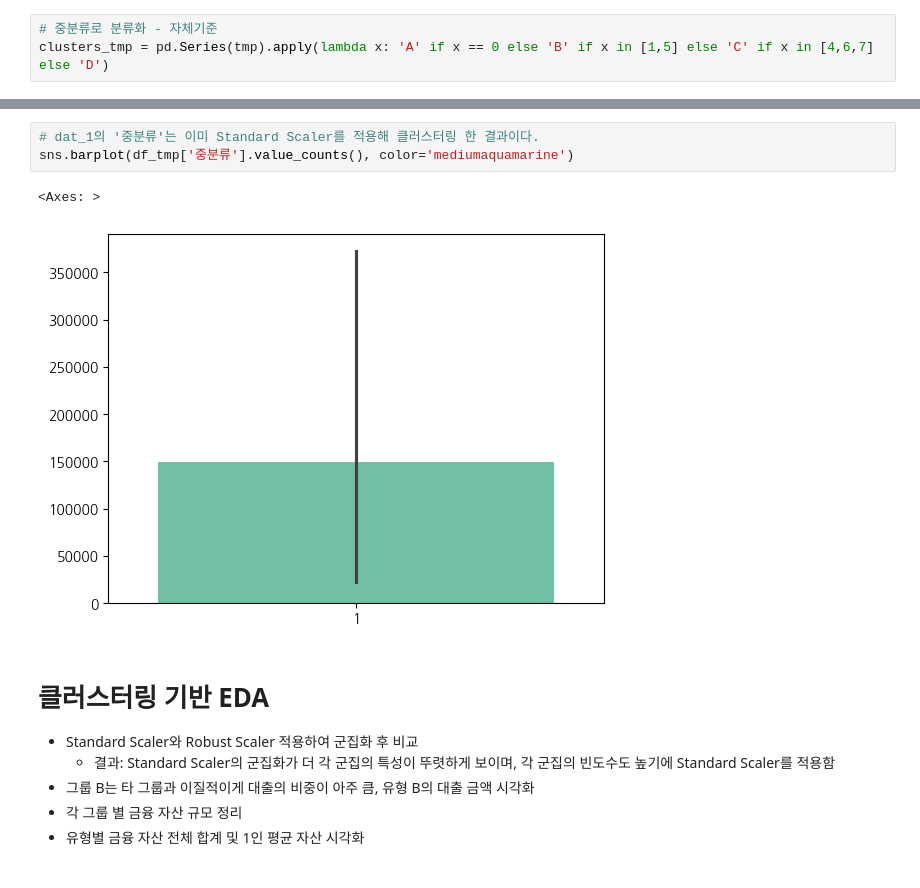
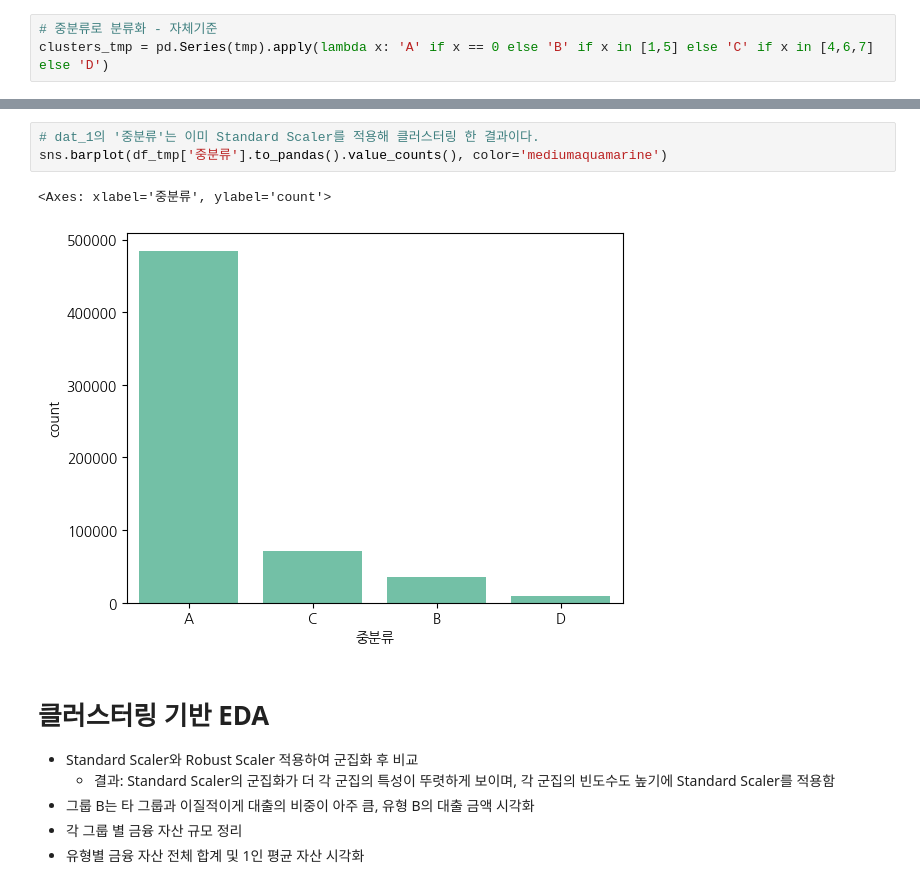
Before and after one commit to shs1018/iM_DiGital_Banker_academy, a Jupyter notebook: projects/iMBank_pj5/presentation_REC.ipynb, the cells around one changed output, grey strips where cells are left out. Saved outputs shown, nothing was run; the diff lists cells and outputs as text.

```diff
--- a/projects/iMBank_pj5/presentation_REC.ipynb
+++ b/projects/iMBank_pj5/presentation_REC.ipynb
@@ -752,9 +746,9 @@ sns.barplot(clusters_tmp.value_counts(), color='mediumaquamarine')
 # %%
 # dat_1의 '중분류'는 이미 Standard Scaler를 적용해 클러스터링 한 결과이다.
-sns.barplot(df_tmp['중분류'].value_counts(), color='mediumaquamarine')
+sns.barplot(df_tmp['중분류'].to_pandas().value_counts(), color='mediumaquamarine')
 # %% [output]
-<Axes: >
+<Axes: xlabel='중분류', ylabel='count'>
-[figure, old version]
+[figure, new version]
 # %% [markdown]
 # 클러스터링 기반 EDA
 - Standard Scaler와 Robust Scaler 적용하여 군집화 후 비교
```
Also changed, not shown: parts of 4 cells of this notebook.
